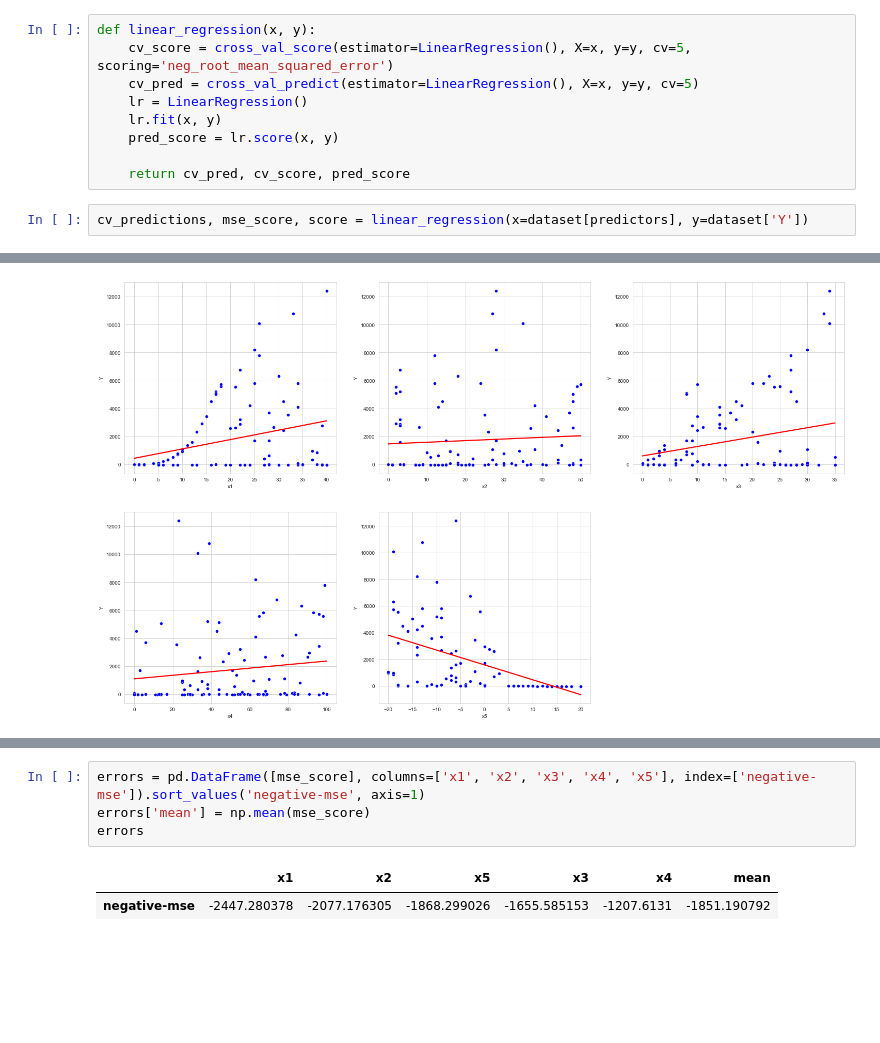
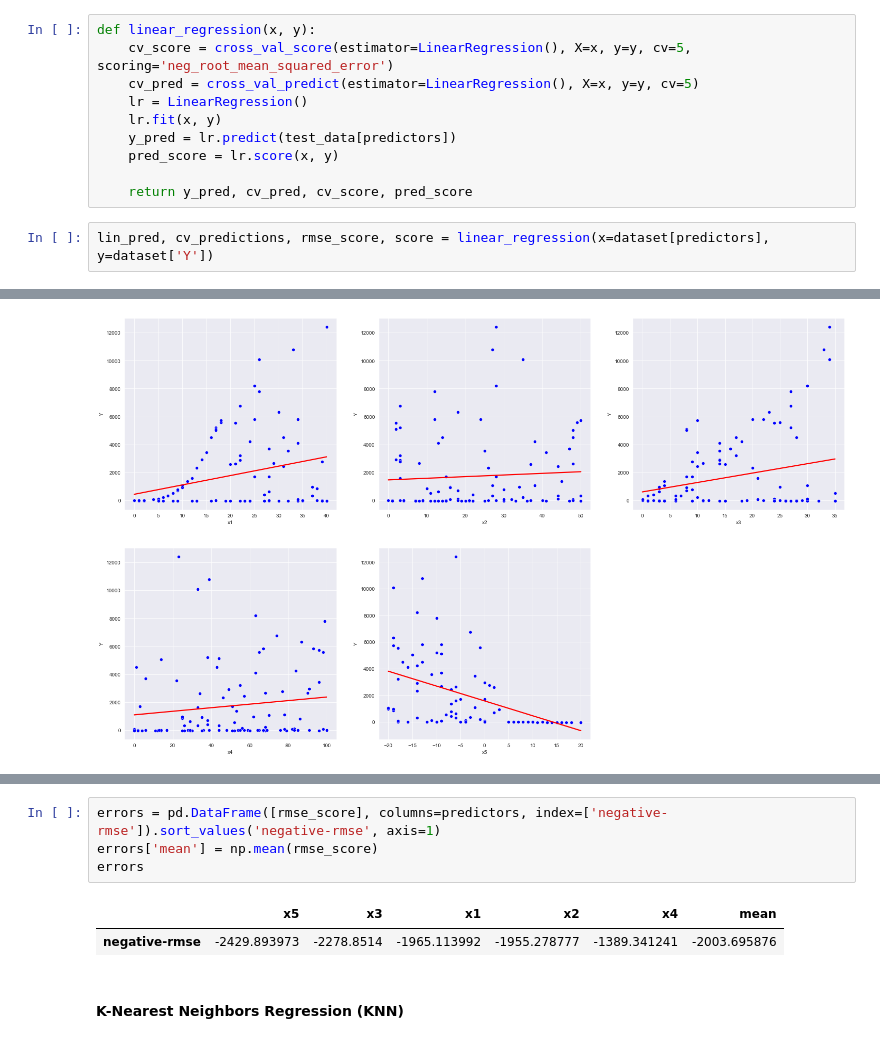
Before and after one commit to sahinozan/CE475-Project, a Jupyter notebook: project.ipynb, the cells around one changed output, grey strips where cells are left out. Saved outputs shown, nothing was run; the diff lists cells and outputs as text; blank space fills up the shorter version.

```diff
--- a/project.ipynb
+++ b/project.ipynb
@@ -107,11 +107,12 @@ def linear_regression(x, y):
     cv_pred = cross_val_predict(estimator=LinearRegression(), X=x, y=y, cv=5)
     lr = LinearRegression()
     lr.fit(x, y)
+    y_pred = lr.predict(test_data[predictors])
     pred_score = lr.score(x, y)
 
-    return cv_pred, cv_score, pred_score
+    return y_pred, cv_pred, cv_score, pred_score
 # %%
-cv_predictions, mse_score, score = linear_regression(x=dataset[predictors], y=dataset['Y'])
+lin_pred, cv_predictions, rmse_score, score = linear_regression(x=dataset[predictors], y=dataset['Y'])
 # %%
 score
 # %% [output]
@@ -203,7 +174,9 @@ score
 # %%
-errors = pd.DataFrame([mse_score], columns=['x1', 'x2', 'x3', 'x4', 'x5'], index=['negative-mse']).sort_values('negative-mse', axis=1)
-errors['mean'] = np.mean(mse_score)
+errors = pd.DataFrame([rmse_score], columns=predictors, index=['negative-rmse']).sort_values('negative-rmse', axis=1)
+errors['mean'] = np.mean(rmse_score)
 errors
 # %% [output]
-|  | x1 | x2 | x5 | x3 | x4 | mean |
-| negative-mse | -2447.280378 | -2077.176305 | -1868.299026 | -1655.585153 | -1207.6131 | -1851.190792 |
+|  | x5 | x3 | x1 | x2 | x4 | mean |
+| negative-rmse | -2429.893973 | -2278.8514 | -1965.113992 | -1955.278777 | -1389.341241 | -2003.695876 |
+# %% [markdown]
+#### K-Nearest Neighbors Regression (KNN)
```
Also changed, not shown: parts of 20 cells of this notebook.
